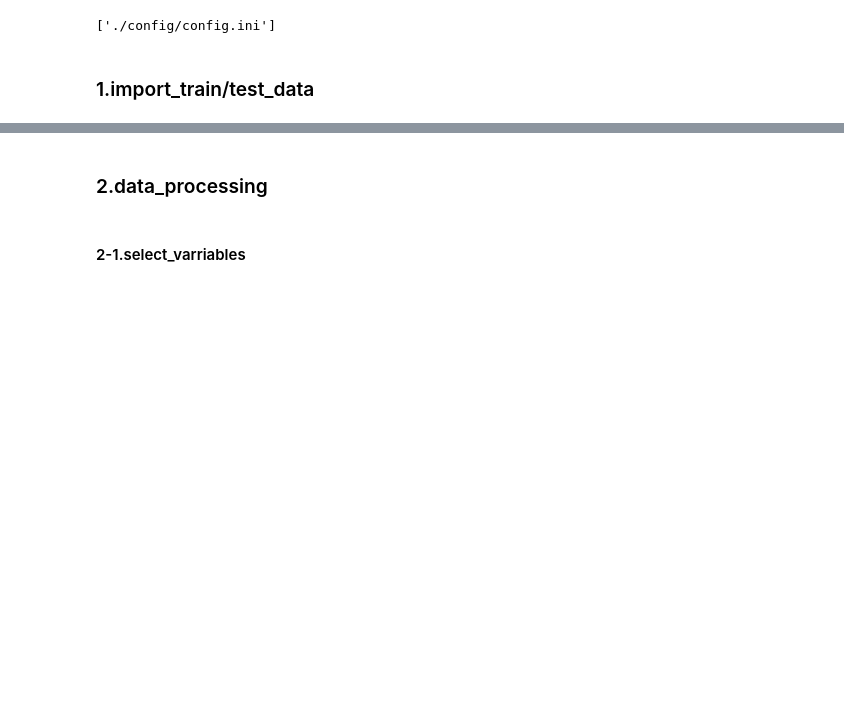
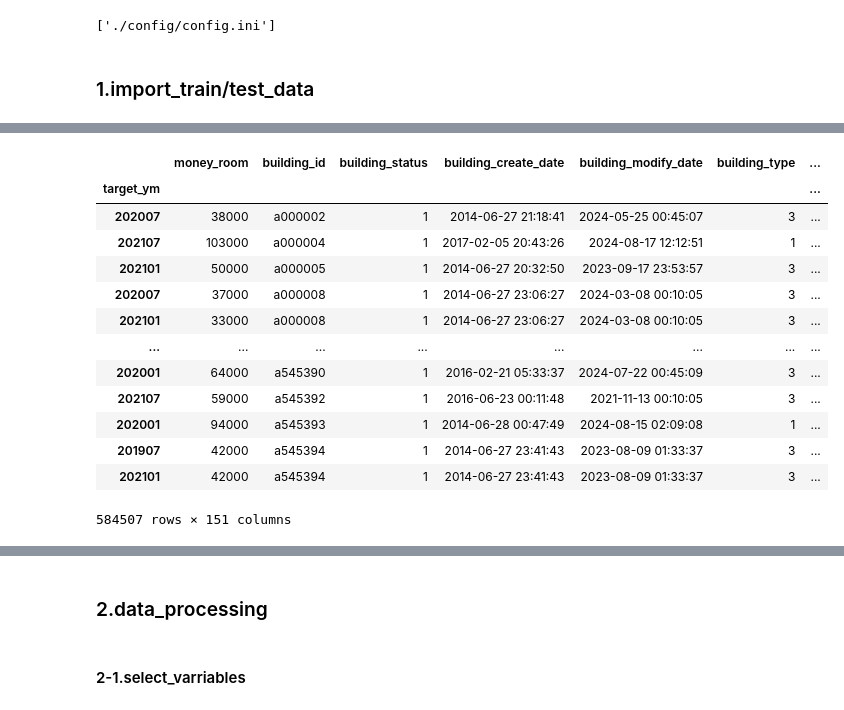
Before and after one commit to jiro0000/Compe_202412, a Jupyter notebook: src/modeling.ipynb, the cells around one changed output, grey strips where cells are left out. Saved outputs shown, nothing was run; the diff lists cells and outputs as text; code cells hidden in the pictures; blank space fills up the shorter version.

```diff
--- a/src/modeling.ipynb
+++ b/src/modeling.ipynb
@@ -83,2 +108,20 @@ target_columns = df_deginition["本番データ特徴量名"].values.tolist()
+# %%
+# 対象のCSVデータの読込
+pd.read_csv(config_ini["INPUT_FILE"]["train"]  , header=0,sep=',' , dtype = 'object',index_col = 0)
+# %% [output]
+|  | money_room | building_id | building_status | building_create_date | building_modify_date | building_type | ... |
+| target_ym |  |  |  |  |  |  | ... |
+| 202007 | 38000 | a000002 | 1 | 2014-06-27 21:18:41 | 2024-05-25 00:45:07 | 3 | ... |
+| 202107 | 103000 | a000004 | 1 | 2017-02-05 20:43:26 | 2024-08-17 12:12:51 | 1 | ... |
+| 202101 | 50000 | a000005 | 1 | 2014-06-27 20:32:50 | 2023-09-17 23:53:57 | 3 | ... |
+| 202007 | 37000 | a000008 | 1 | 2014-06-27 23:06:27 | 2024-03-08 00:10:05 | 3 | ... |
+| 202101 | 33000 | a000008 | 1 | 2014-06-27 23:06:27 | 2024-03-08 00:10:05 | 3 | ... |
+| ... | ... | ... | ... | ... | ... | ... | ... |
+| 202001 | 64000 | a545390 | 1 | 2016-02-21 05:33:37 | 2024-07-22 00:45:09 | 3 | ... |
+| 202107 | 59000 | a545392 | 1 | 2016-06-23 00:11:48 | 2021-11-13 00:10:05 | 3 | ... |
+| 202001 | 94000 | a545393 | 1 | 2014-06-28 00:47:49 | 2024-08-15 02:09:08 | 1 | ... |
+| 201907 | 42000 | a545394 | 1 | 2014-06-27 23:41:43 | 2023-08-09 01:33:37 | 3 | ... |
+| 202101 | 42000 | a545394 | 1 | 2014-06-27 23:41:43 | 2023-08-09 01:33:37 | 3 | ... |
+584507 rows × 151 columns
 # %%
 # 対象のCSVデータの読込
```
Also changed, not shown: parts of 23 cells of this notebook, 10 other files.
